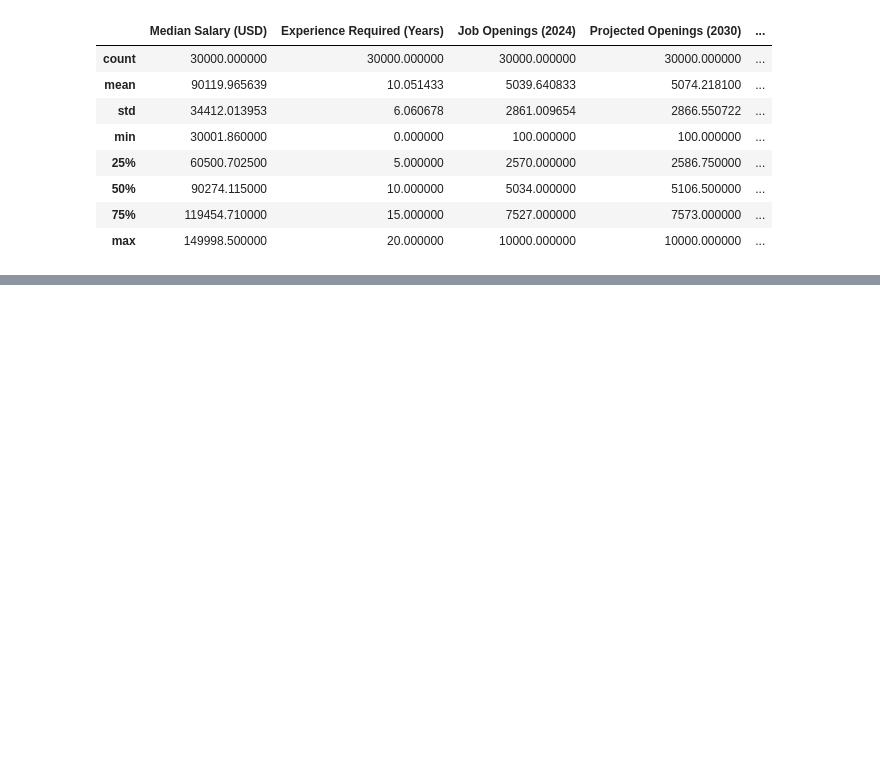
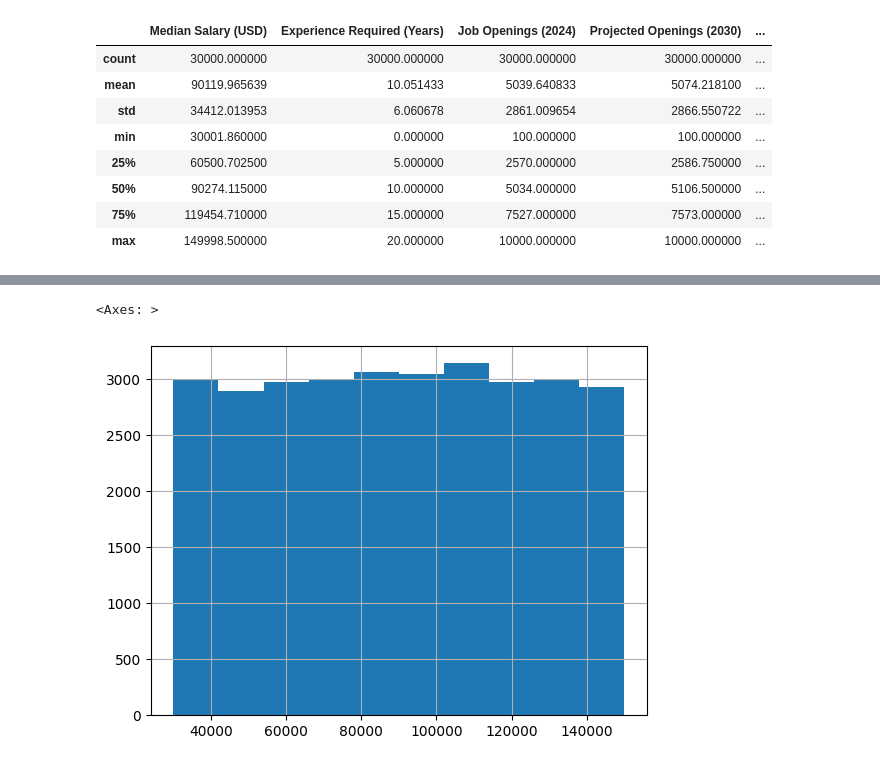
Before and after one commit to ArunK-ML/DA---AI-Impact-on-Job-Market-2024-2030----DataSet, a Jupyter notebook: DA_AI_Impact_on_Job.ipynb, the cells around one changed output, grey strips where cells are left out. Drawn from its saved outputs; the diff is of its cells as text; code cells hidden in the pictures; blank space fills up the shorter version.

```diff
--- a/DA_AI_Impact_on_Job.ipynb
+++ b/DA_AI_Impact_on_Job.ipynb
@@ -110,0 +145,2 @@ df.describe()
+# %%
+df['Risk_Category'].fillna(df['Risk_Category'].mode()[0], inplace=True)
@@ -110,0 +204,7 @@ df.describe()
+# %%
+# Salary distribution
+
+df['Median Salary (USD)'].hist()
+# %% [output]
+<Axes: >
+[figure, added]
```
Also changed, not shown: parts of 8 cells of this notebook.
